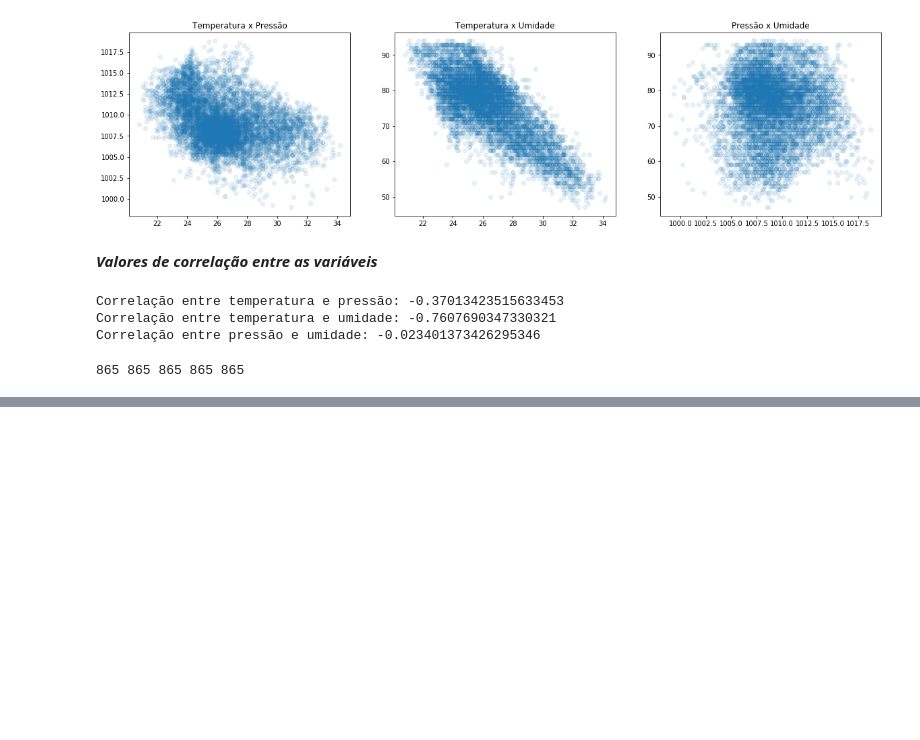
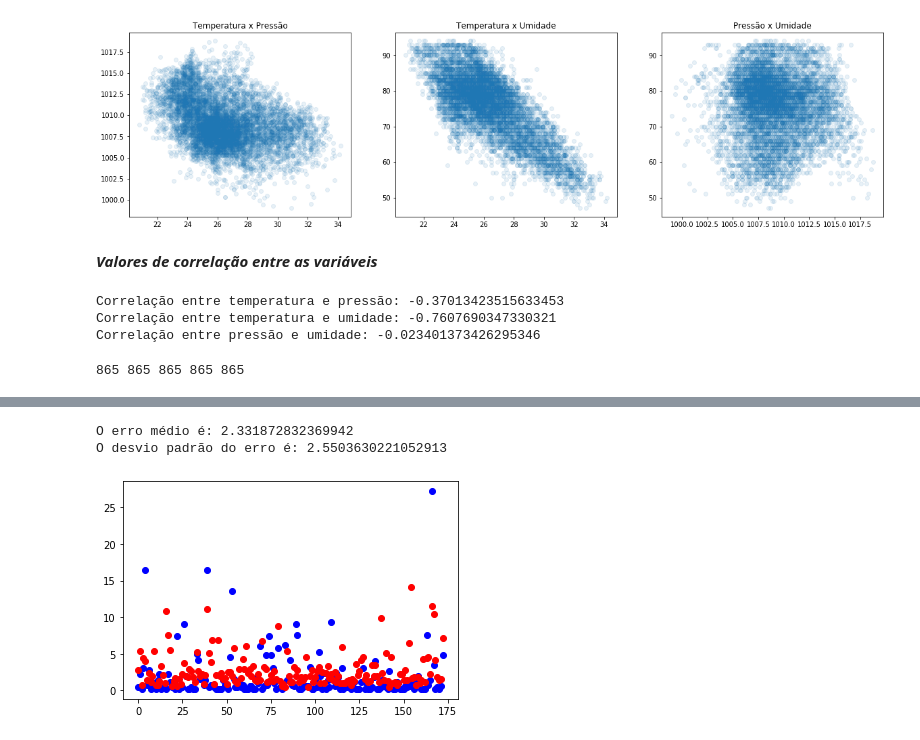
Before and after one commit to Joao-Pedro-Chacon-Ruiz/Modelo_de_precificacao_carros, a Jupyter notebook: Previsao_chuva.ipynb, the cells around one changed output, grey strips where cells are left out. Cells and saved outputs as stored; diff of their text form; code cells hidden in the pictures; blank space fills up the shorter version.

```diff
--- a/Previsao_chuva.ipynb
+++ b/Previsao_chuva.ipynb
@@ -706,0 +730,35 @@ df.iloc[:20,:].plot(kind='bar', color=('blue', 'red'), legend=False )
+# %%
+# Import the model we are using
+from sklearn.ensemble import RandomForestRegressor
+
+# Instantiate model with 100 decision trees
+rf = RandomForestRegressor(n_estimators = 100, random_state = 42)
+
+# Train the model on training data
+rf.fit(X_train, y_train);
+# %%
+# Use the forest's predict method on the test data
+predictions = rf.predict(X_test)
+# %%
+df2 = pd.DataFrame({'Actual': y_test, 'Predicted': predictions})
+# %%
+lista_actual2 = list(df2['Actual'])
+lista_predicted2 = list(df2['Predicted'])
+
+erros2 = []
+k = 0
+while k < len(lista_actual2):
+    erros2.append(abs(lista_actual2[k] - lista_predicted2[k]))
+    k += 1
+
+print('O erro médio é:',np.mean(erros2))
+print('O desvio padrão do erro é:', np.std(erros2))
+# %% [output]
+O erro médio é: 2.331872832369942
+O desvio padrão do erro é: 2.5503630221052913
+# %%
+plt.plot(a, df2['Actual'], 'bo')
+plt.plot(a, df2['Predicted'], 'ro')
+plt.show()
+# %% [output]
+[figure, added]
```
Also changed, not shown: parts of 16 cells of this notebook.
